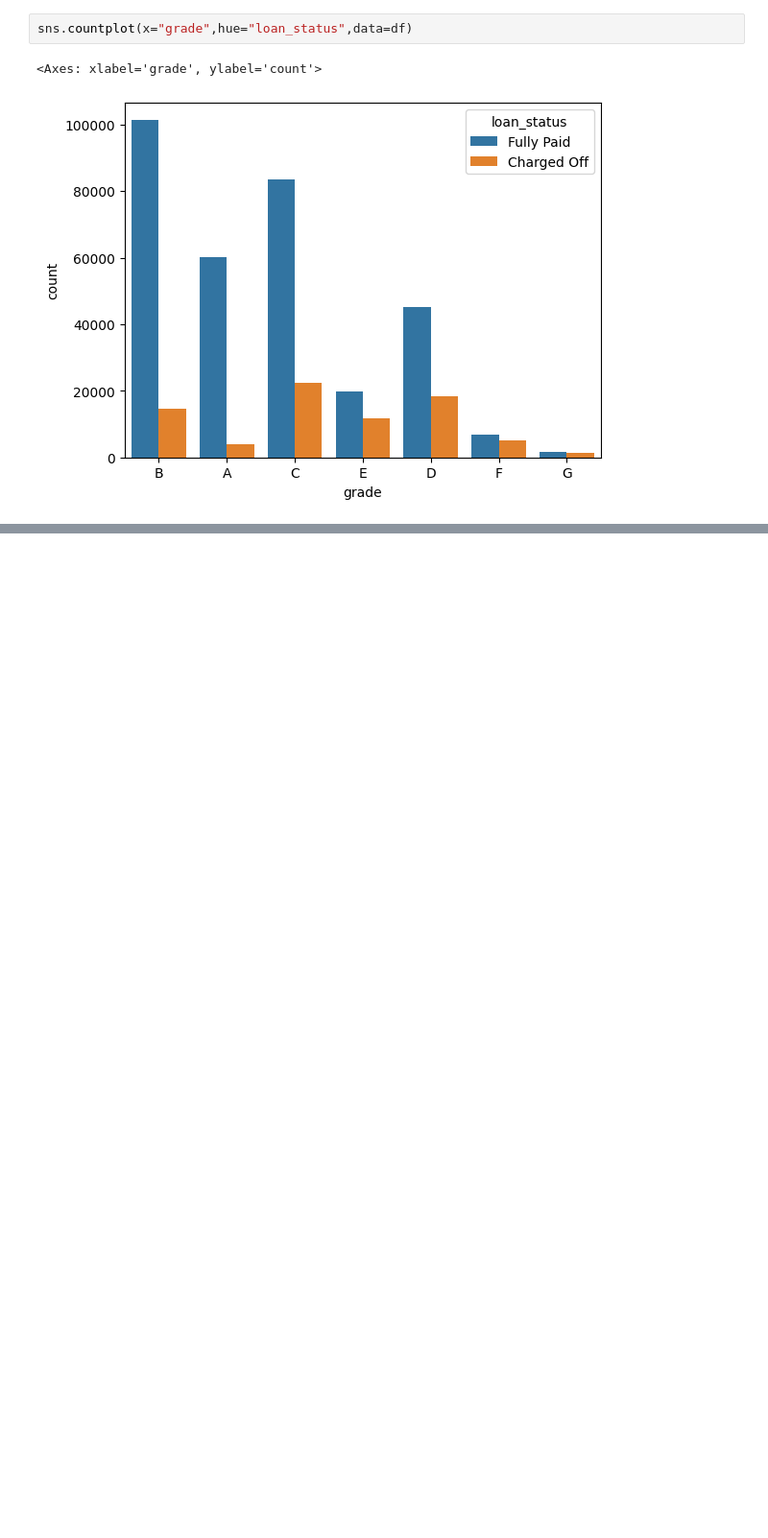
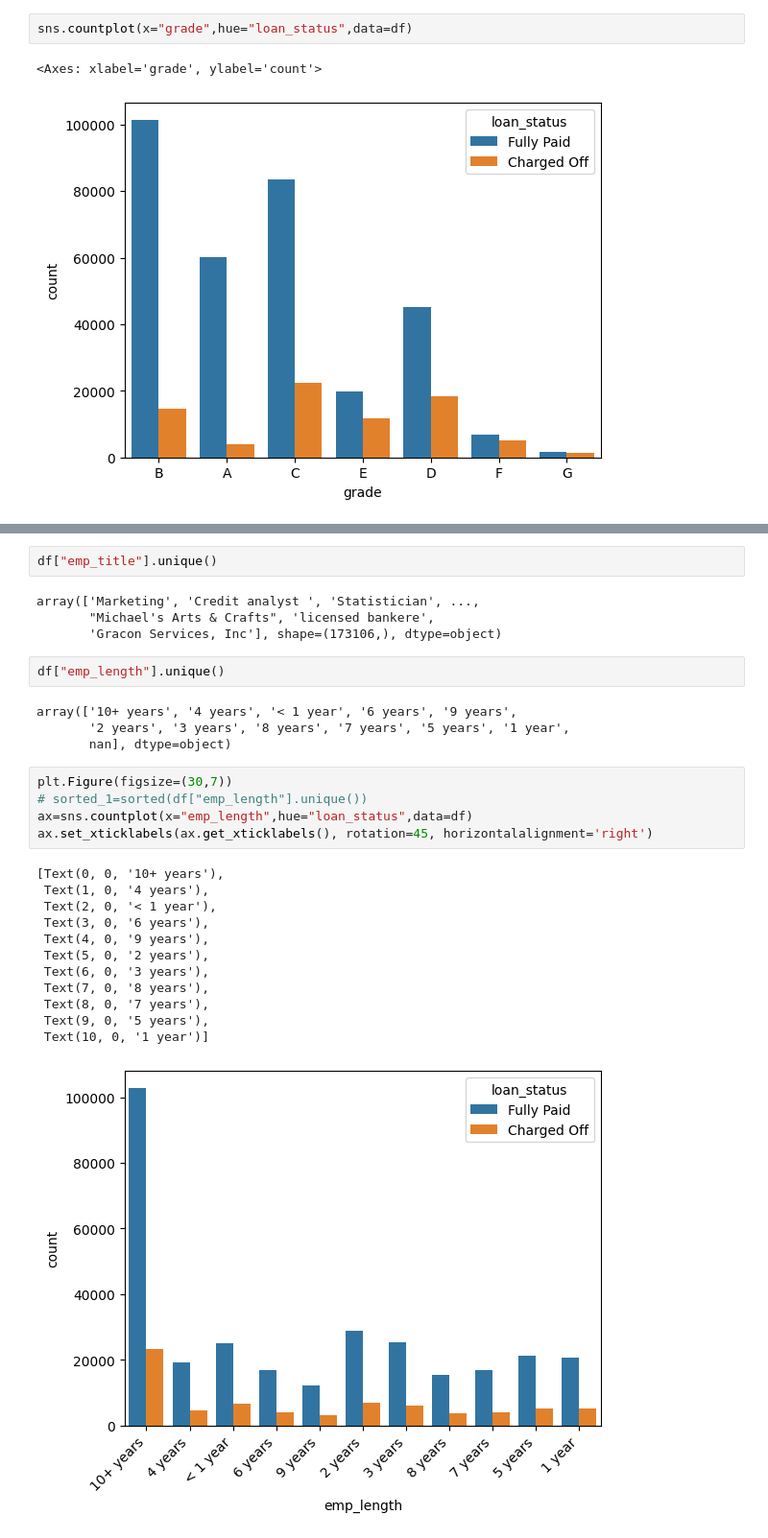
Before and after one commit to Debasishsaha123/Loan-default-prediction-ML-Projects, a Jupyter notebook: data_understanding.ipynb, the cells around one changed output, grey strips where cells are left out. Shown at 96% size. Cells and saved outputs as stored; diff of their text form; blank space fills up the shorter version.

```diff
--- a/data_understanding.ipynb
+++ b/data_understanding.ipynb
@@ -115,0 +194,30 @@ sns.countplot(x="grade",hue="loan_status",data=df)
+# %%
+df["emp_title"].unique()
+# %% [output]
+array(['Marketing', 'Credit analyst ', 'Statistician', ...,
+       "Michael's Arts & Crafts", 'licensed bankere',
+       'Gracon Services, Inc'], shape=(173106,), dtype=object)
+# %%
+df["emp_length"].unique()
+# %% [output]
+array(['10+ years', '4 years', '< 1 year', '6 years', '9 years',
+       '2 years', '3 years', '8 years', '7 years', '5 years', '1 year',
+       nan], dtype=object)
+# %%
+plt.Figure(figsize=(30,7))
+# sorted_1=sorted(df["emp_length"].unique())
+ax=sns.countplot(x="emp_length",hue="loan_status",data=df)
+ax.set_xticklabels(ax.get_xticklabels(), rotation=45, horizontalalignment='right')
+# %% [output]
+[Text(0, 0, '10+ years'),
+ Text(1, 0, '4 years'),
+ Text(2, 0, '< 1 year'),
+ Text(3, 0, '6 years'),
+ Text(4, 0, '9 years'),
+ Text(5, 0, '2 years'),
+ Text(6, 0, '3 years'),
+ Text(7, 0, '8 years'),
+ Text(8, 0, '7 years'),
+ Text(9, 0, '5 years'),
+ Text(10, 0, '1 year')]
+[figure, added]
```
Also changed, not shown: parts of 16 cells of this notebook.
